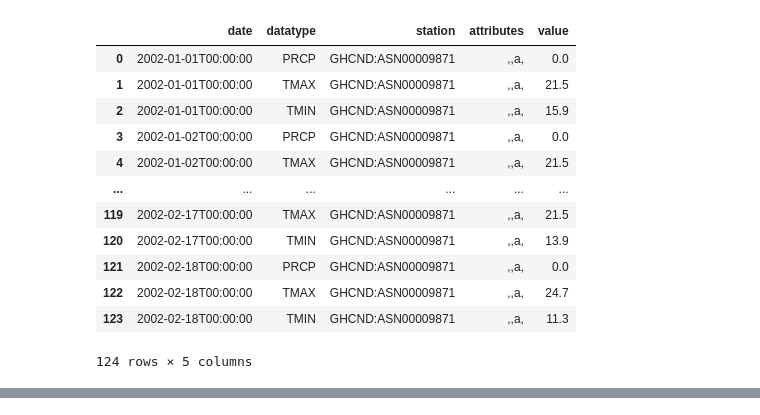
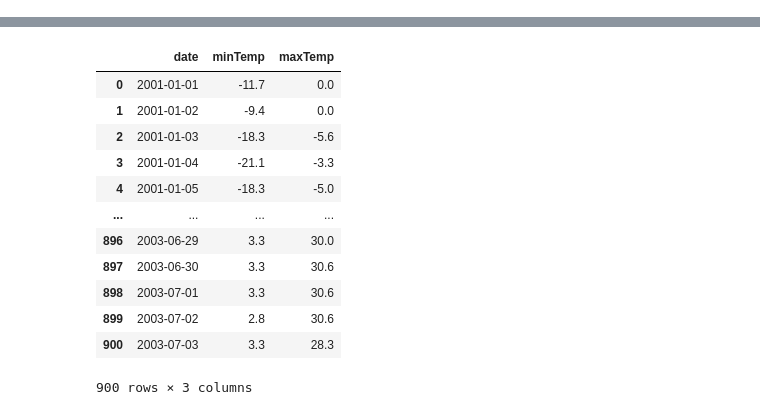
Before and after one commit to dchug2/ATMS-597-SP-2020-Project-2-Group-D, a Jupyter notebook: Project_2_Group_D.ipynb, the cells around one changed output, grey strips where cells are left out. Drawn from its saved outputs; the diff is of its cells as text; code cells hidden in the pictures.

```diff
--- a/Project_2_Group_D.ipynb
+++ b/Project_2_Group_D.ipynb
@@ -148,17 +3,24 @@ while current < end:
-# %%
-df = pd.DataFrame(results)
-df
-# %% [output]
-|  | date | datatype | station | attributes | value |
-| 0 | 2002-01-01T00:00:00 | PRCP | GHCND:ASN00009871 | ,,a, | 0.0 |
-| 1 | 2002-01-01T00:00:00 | TMAX | GHCND:ASN00009871 | ,,a, | 21.5 |
-| 2 | 2002-01-01T00:00:00 | TMIN | GHCND:ASN00009871 | ,,a, | 15.9 |
-| 3 | 2002-01-02T00:00:00 | PRCP | GHCND:ASN00009871 | ,,a, | 0.0 |
-| 4 | 2002-01-02T00:00:00 | TMAX | GHCND:ASN00009871 | ,,a, | 21.5 |
-| ... | ... | ... | ... | ... | ... |
-| 119 | 2002-02-17T00:00:00 | TMAX | GHCND:ASN00009871 | ,,a, | 21.5 |
-| 120 | 2002-02-17T00:00:00 | TMIN | GHCND:ASN00009871 | ,,a, | 13.9 |
-| 121 | 2002-02-18T00:00:00 | PRCP | GHCND:ASN00009871 | ,,a, | 0.0 |
-| 122 | 2002-02-18T00:00:00 | TMAX | GHCND:ASN00009871 | ,,a, | 24.7 |
-| 123 | 2002-02-18T00:00:00 | TMIN | GHCND:ASN00009871 | ,,a, | 11.3 |
-124 rows × 5 columns
+# %%
+#needed to make web requests
+import requests
+
+#store the data we get as a dataframe
+import pandas as pd
+
+#convert the response as a strcuctured json
+import json
+
+#mathematical operations on lists
+import numpy as np
+
+#parse the datetimes we get from NOAA
+from datetime import datetime
+
+#import time for sleeping
+import time
+
+#add the access token you got from NOAA # this is Dongwei's so don't mess with it!
+Token = 'GAFndNAjVQhjvIigkVkvbdzwywVlMaRT'
+
+#Where I'd like to be RN, Jackson Hole, WY
+station_id = 'GHCND:USC00484910'
@@ -164,0 +186,4 @@ df
+# %%
+h=download_data(station_id,"2001-01-01","2003-07-03", Token)
+h
+# %% [output]
@@ -164,0 +196,13 @@ df
+|  | date | minTemp | maxTemp |
+| 0 | 2001-01-01 | -11.7 | 0.0 |
+| 1 | 2001-01-02 | -9.4 | 0.0 |
+| 2 | 2001-01-03 | -18.3 | -5.6 |
+| 3 | 2001-01-04 | -21.1 | -3.3 |
+| 4 | 2001-01-05 | -18.3 | -5.0 |
+| ... | ... | ... | ... |
+| 896 | 2003-06-29 | 3.3 | 30.0 |
+| 897 | 2003-06-30 | 3.3 | 30.6 |
+| 898 | 2003-07-01 | 3.3 | 30.6 |
+| 899 | 2003-07-02 | 2.8 | 30.6 |
+| 900 | 2003-07-03 | 3.3 | 28.3 |
+900 rows × 3 columns
```
Also changed, not shown: parts of 10 cells of this notebook.
